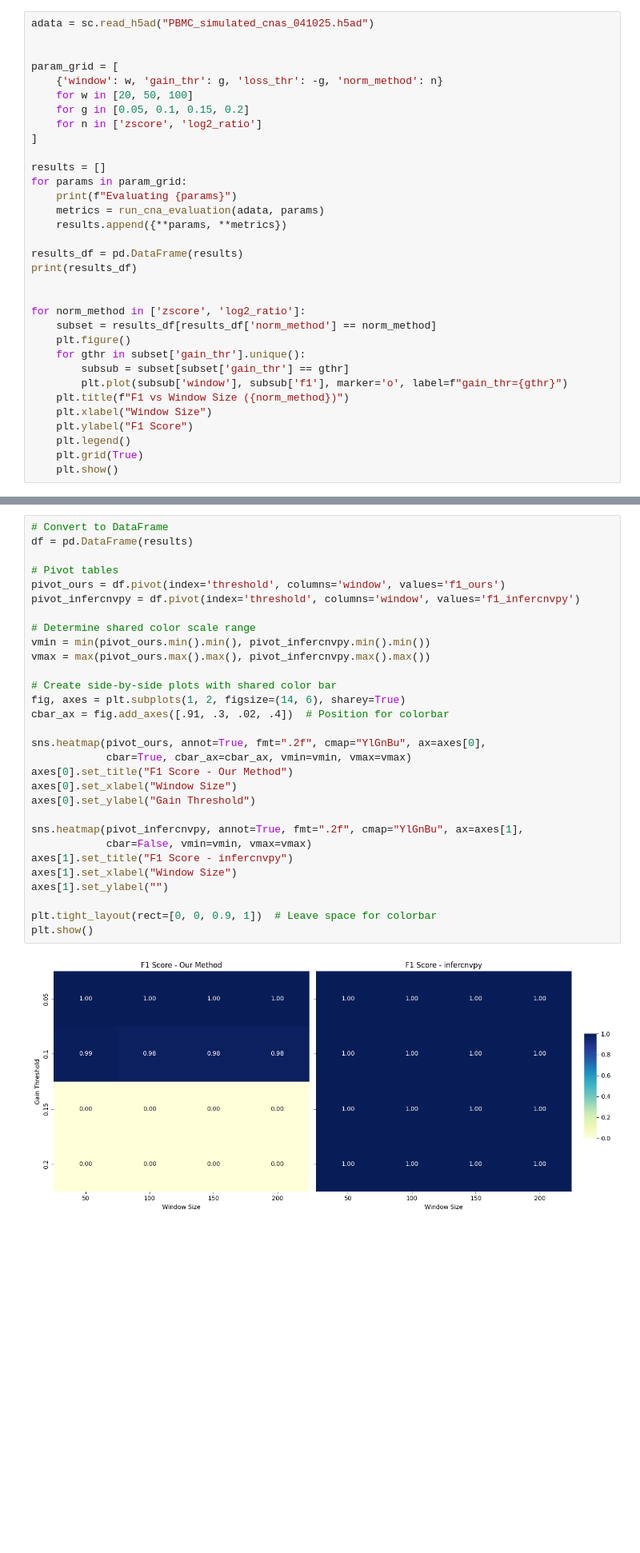
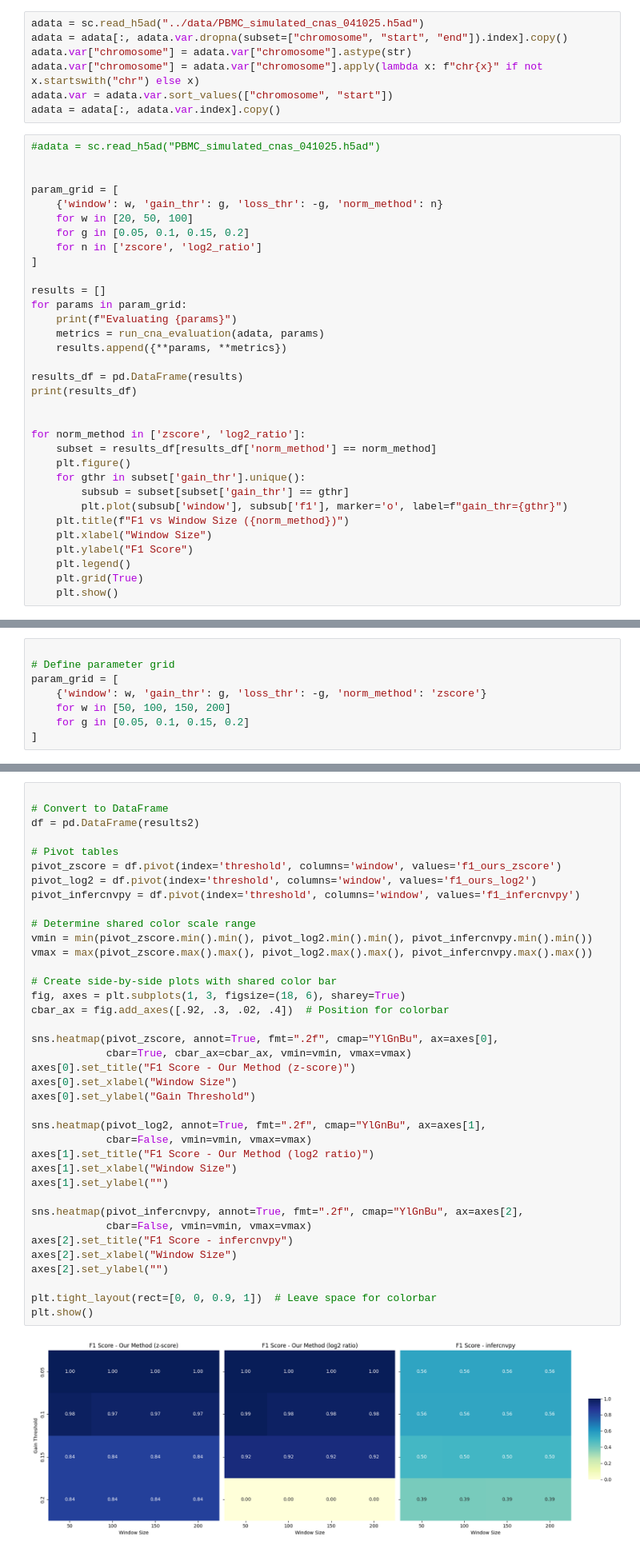
Before and after one commit to ClarkXu0625/CNA_tool, a Jupyter notebook: notebooks/Task2a.ipynb, the cells around one changed output, grey strips where cells are left out. Shown at 80% size. Drawn from its saved outputs; the diff is of its cells as text; blank space fills up the shorter version.

```diff
--- a/notebooks/Task2a.ipynb
+++ b/notebooks/Task2a.ipynb
@@ -21,8 +21,15 @@ adata = sc.read_h5ad("PBMC_simulated_cnas_041025.h5ad")
 adata = infer_cnas_from_scrna(adata)
 # %% [output]
 [info] No control mask provided. Using largest cluster ('CD4 T cell') as control.
+# %%
+adata = sc.read_h5ad("../data/PBMC_simulated_cnas_041025.h5ad")
+adata = adata[:, adata.var.dropna(subset=["chromosome", "start", "end"]).index].copy()
+adata.var["chromosome"] = adata.var["chromosome"].astype(str)
+adata.var["chromosome"] = adata.var["chromosome"].apply(lambda x: f"chr{x}" if not x.startswith("chr") else x)
+adata.var = adata.var.sort_values(["chromosome", "start"])
+adata = adata[:, adata.var.index].copy()
 # %%
-adata = sc.read_h5ad("PBMC_simulated_cnas_041025.h5ad")
+#adata = sc.read_h5ad("PBMC_simulated_cnas_041025.h5ad")
 
 
 param_grid = [
@@ -223,0 +240,8 @@ def evaluate_infercnvpy(adata, params):
+# %%
+
+# Define parameter grid
+param_grid = [
+    {'window': w, 'gain_thr': g, 'loss_thr': -g, 'norm_method': 'zscore'}
+    for w in [50, 100, 150, 200]
+    for g in [0.05, 0.1, 0.15, 0.2]
+]
@@ -261,32 +320,40 @@ Evaluating {'window': 150, 'gain_thr': 0.2, 'loss_thr': -0.2, 'norm_method': 'lo
 # %%
+
 # Convert to DataFrame
-df = pd.DataFrame(results)
+df = pd.DataFrame(results2)
 
 # Pivot tables
-pivot_ours = df.pivot(index='threshold', columns='window', values='f1_ours')
+pivot_zscore = df.pivot(index='threshold', columns='window', values='f1_ours_zscore')
+pivot_log2 = df.pivot(index='threshold', columns='window', values='f1_ours_log2')
 pivot_infercnvpy = df.pivot(index='threshold', columns='window', values='f1_infercnvpy')
 
 # Determine shared color scale range
-vmin = min(pivot_ours.min().min(), pivot_infercnvpy.min().min())
-vmax = max(pivot_ours.max().max(), pivot_infercnvpy.max().max())
+vmin = min(pivot_zscore.min().min(), pivot_log2.min().min(), pivot_infercnvpy.min().min())
+vmax = max(pivot_zscore.max().max(), pivot_log2.max().max(), pivot_infercnvpy.max().max())
 
 # Create side-by-side plots with shared color bar
-fig, axes = plt.subplots(1, 2, figsize=(14, 6), sharey=True)
-cbar_ax = fig.add_axes([.91, .3, .02, .4])  # Position for colorbar
+fig, axes = plt.subplots(1, 3, figsize=(18, 6), sharey=True)
+cbar_ax = fig.add_axes([.92, .3, .02, .4])  # Position for colorbar
 
-sns.heatmap(pivot_ours, annot=True, fmt=".2f", cmap="YlGnBu", ax=axes[0],
+sns.heatmap(pivot_zscore, annot=True, fmt=".2f", cmap="YlGnBu", ax=axes[0],
             cbar=True, cbar_ax=cbar_ax, vmin=vmin, vmax=vmax)
-axes[0].set_title("F1 Score - Our Method")
+axes[0].set_title("F1 Score - Our Method (z-score)")
 axes[0].set_xlabel("Window Size")
 axes[0].set_ylabel("Gain Threshold")
 
-sns.heatmap(pivot_infercnvpy, annot=True, fmt=".2f", cmap="YlGnBu", ax=axes[1],
+sns.heatmap(pivot_log2, annot=True, fmt=".2f", cmap="YlGnBu", ax=axes[1],
             cbar=False, vmin=vmin, vmax=vmax)
-axes[1].set_title("F1 Score - infercnvpy")
+axes[1].set_title("F1 Score - Our Method (log2 ratio)")
 axes[1].set_xlabel("Window Size")
 axes[1].set_ylabel("")
 
+sns.heatmap(pivot_infercnvpy, annot=True, fmt=".2f", cmap="YlGnBu", ax=axes[2],
+            cbar=False, vmin=vmin, vmax=vmax)
+axes[2].set_title("F1 Score - infercnvpy")
+axes[2].set_xlabel("Window Size")
+axes[2].set_ylabel("")
+
 plt.tight_layout(rect=[0, 0, 0.9, 1])  # Leave space for colorbar
 plt.show()
 # %% [output]
-[figure, old version]
+[figure, new version]
```
Also changed, not shown: parts of 10 cells of this notebook.
